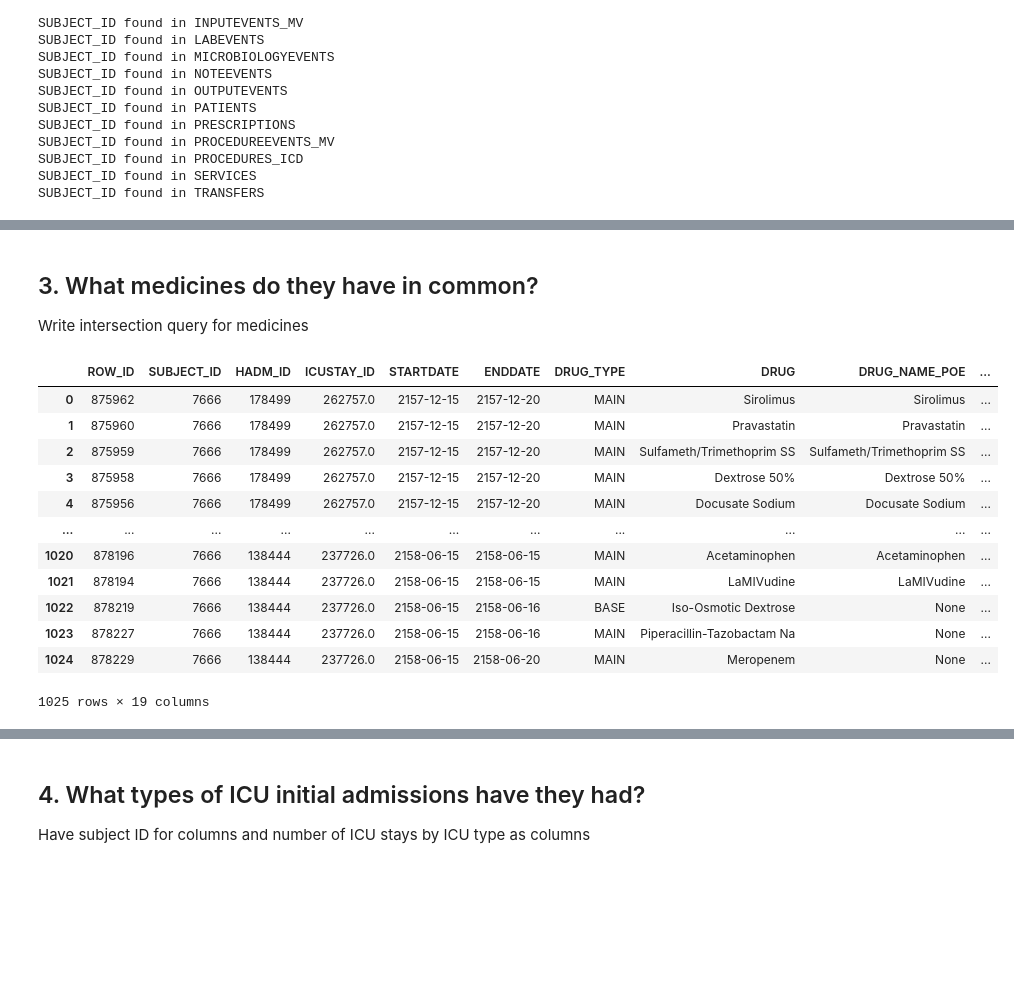
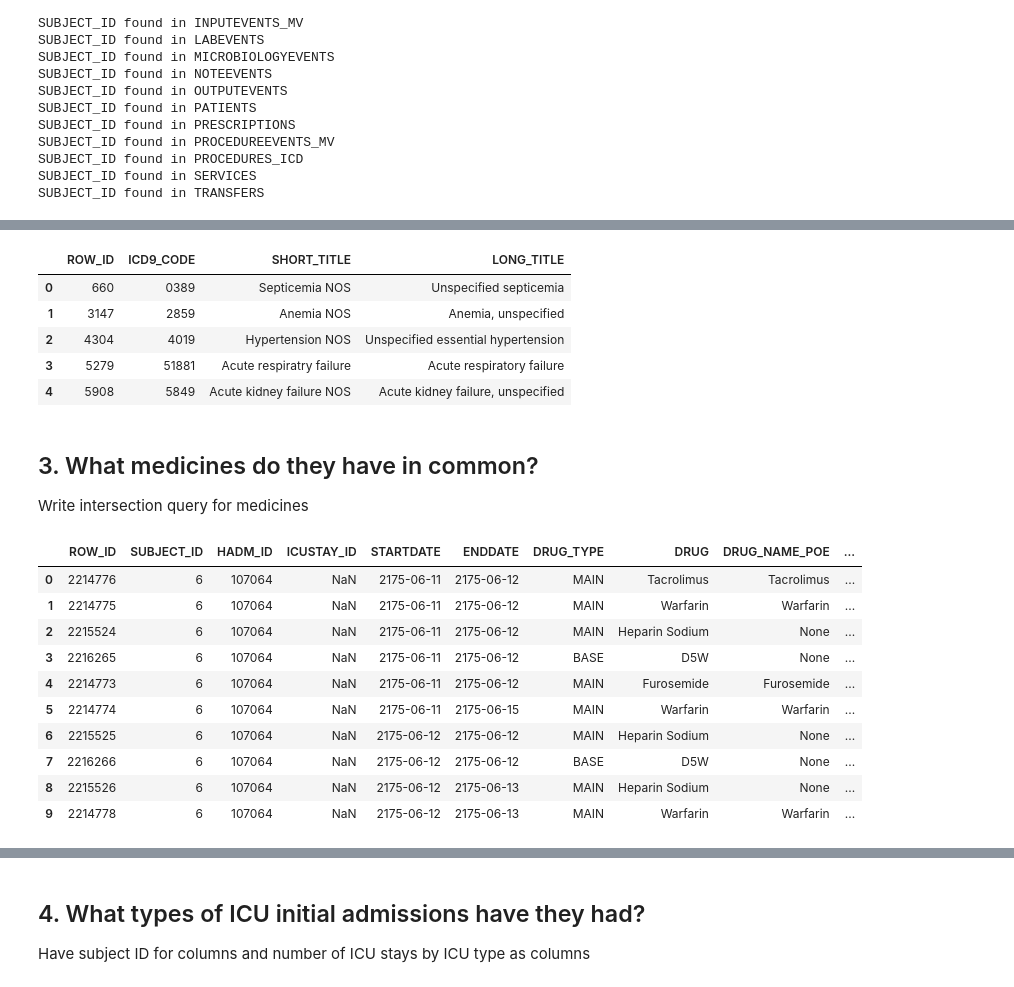
Before and after one commit to ricejfx/aihc, a Jupyter notebook: assignment2.ipynb, the cells around one changed output, grey strips where cells are left out. Drawn from its saved outputs; the diff is of its cells as text; code cells hidden in the pictures; blank space fills up the shorter version.

```diff
--- a/assignment2.ipynb
+++ b/assignment2.ipynb
@@ -322,21 +319,28 @@ run_query("""
+# %%
+common_diseases_df
+# %% [output]
+|  | ROW_ID | ICD9_CODE | SHORT_TITLE | LONG_TITLE |
+| 0 | 660 | 0389 | Septicemia NOS | Unspecified septicemia |
+| 1 | 3147 | 2859 | Anemia NOS | Anemia, unspecified |
+| 2 | 4304 | 4019 | Hypertension NOS | Unspecified essential hypertension |
+| 3 | 5279 | 51881 | Acute respiratry failure | Acute respiratory failure |
+| 4 | 5908 | 5849 | Acute kidney failure NOS | Acute kidney failure, unspecified |
 # %% [markdown]
 ## 3. What medicines do they have in common?
 
 Write intersection query for medicines
 # %%
-run_query("select * from PRESCRIPTIONS")
+run_query("select * from PRESCRIPTIONS limit 10")
 # %% [output]
 |  | ROW_ID | SUBJECT_ID | HADM_ID | ICUSTAY_ID | STARTDATE | ENDDATE | DRUG_TYPE | DRUG | DRUG_NAME_POE | ... |
-| 0 | 875962 | 7666 | 178499 | 262757.0 | 2157-12-15 | 2157-12-20 | MAIN | Sirolimus | Sirolimus | ... |
-| 1 | 875960 | 7666 | 178499 | 262757.0 | 2157-12-15 | 2157-12-20 | MAIN | Pravastatin | Pravastatin | ... |
-| 2 | 875959 | 7666 | 178499 | 262757.0 | 2157-12-15 | 2157-12-20 | MAIN | Sulfameth/Trimethoprim SS | Sulfameth/Trimethoprim SS | ... |
-| 3 | 875958 | 7666 | 178499 | 262757.0 | 2157-12-15 | 2157-12-20 | MAIN | Dextrose 50% | Dextrose 50% | ... |
-| 4 | 875956 | 7666 | 178499 | 262757.0 | 2157-12-15 | 2157-12-20 | MAIN | Docusate Sodium | Docusate Sodium | ... |
-| ... | ... | ... | ... | ... | ... | ... | ... | ... | ... | ... |
-| 1020 | 878196 | 7666 | 138444 | 237726.0 | 2158-06-15 | 2158-06-15 | MAIN | Acetaminophen | Acetaminophen | ... |
-| 1021 | 878194 | 7666 | 138444 | 237726.0 | 2158-06-15 | 2158-06-15 | MAIN | LaMIVudine | LaMIVudine | ... |
-| 1022 | 878219 | 7666 | 138444 | 237726.0 | 2158-06-15 | 2158-06-16 | BASE | Iso-Osmotic Dextrose | None | ... |
-| 1023 | 878227 | 7666 | 138444 | 237726.0 | 2158-06-15 | 2158-06-16 | MAIN | Piperacillin-Tazobactam Na | None | ... |
-| 1024 | 878229 | 7666 | 138444 | 237726.0 | 2158-06-15 | 2158-06-20 | MAIN | Meropenem | None | ... |
+| 0 | 2214776 | 6 | 107064 | NaN | 2175-06-11 | 2175-06-12 | MAIN | Tacrolimus | Tacrolimus | ... |
+| 1 | 2214775 | 6 | 107064 | NaN | 2175-06-11 | 2175-06-12 | MAIN | Warfarin | Warfarin | ... |
+| 2 | 2215524 | 6 | 107064 | NaN | 2175-06-11 | 2175-06-12 | MAIN | Heparin Sodium | None | ... |
+| 3 | 2216265 | 6 | 107064 | NaN | 2175-06-11 | 2175-06-12 | BASE | D5W | None | ... |
+| 4 | 2214773 | 6 | 107064 | NaN | 2175-06-11 | 2175-06-12 | MAIN | Furosemide | Furosemide | ... |
+| 5 | 2214774 | 6 | 107064 | NaN | 2175-06-11 | 2175-06-15 | MAIN | Warfarin | Warfarin | ... |
+| 6 | 2215525 | 6 | 107064 | NaN | 2175-06-12 | 2175-06-12 | MAIN | Heparin Sodium | None | ... |
+| 7 | 2216266 | 6 | 107064 | NaN | 2175-06-12 | 2175-06-12 | BASE | D5W | None | ... |
+| 8 | 2215526 | 6 | 107064 | NaN | 2175-06-12 | 2175-06-13 | MAIN | Heparin Sodium | None | ... |
+| 9 | 2214778 | 6 | 107064 | NaN | 2175-06-12 | 2175-06-13 | MAIN | Warfarin | Warfarin | ... |
-1025 rows × 19 columns
 # %%
```
Also changed, not shown: parts of 27 cells of this notebook.
